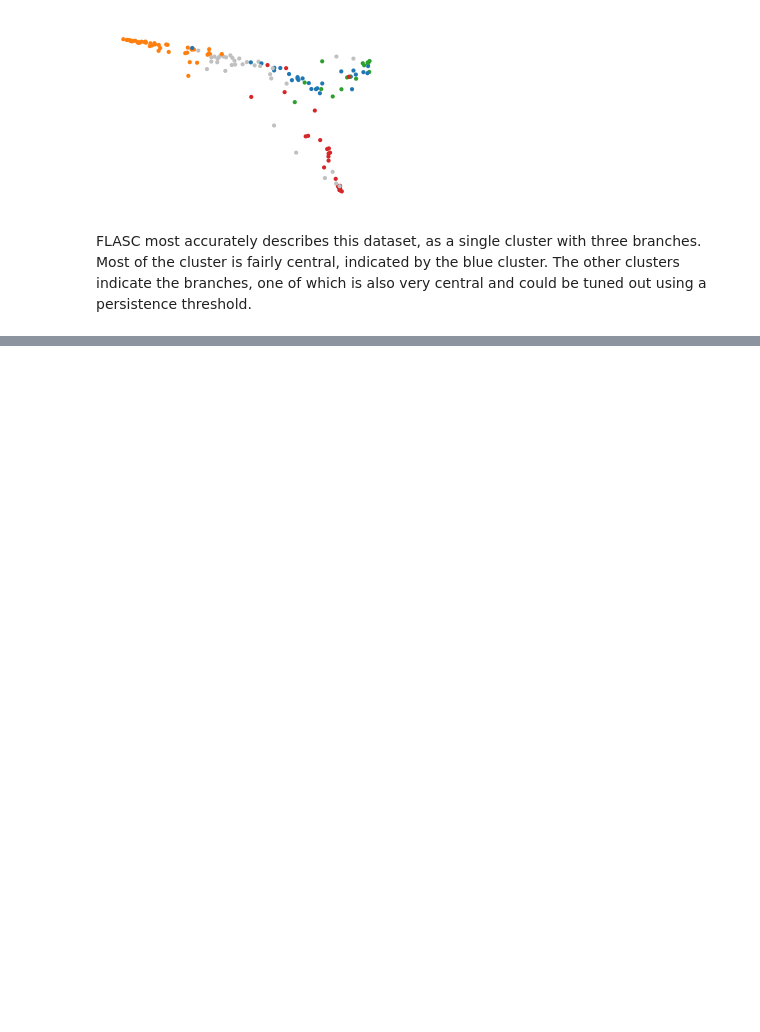
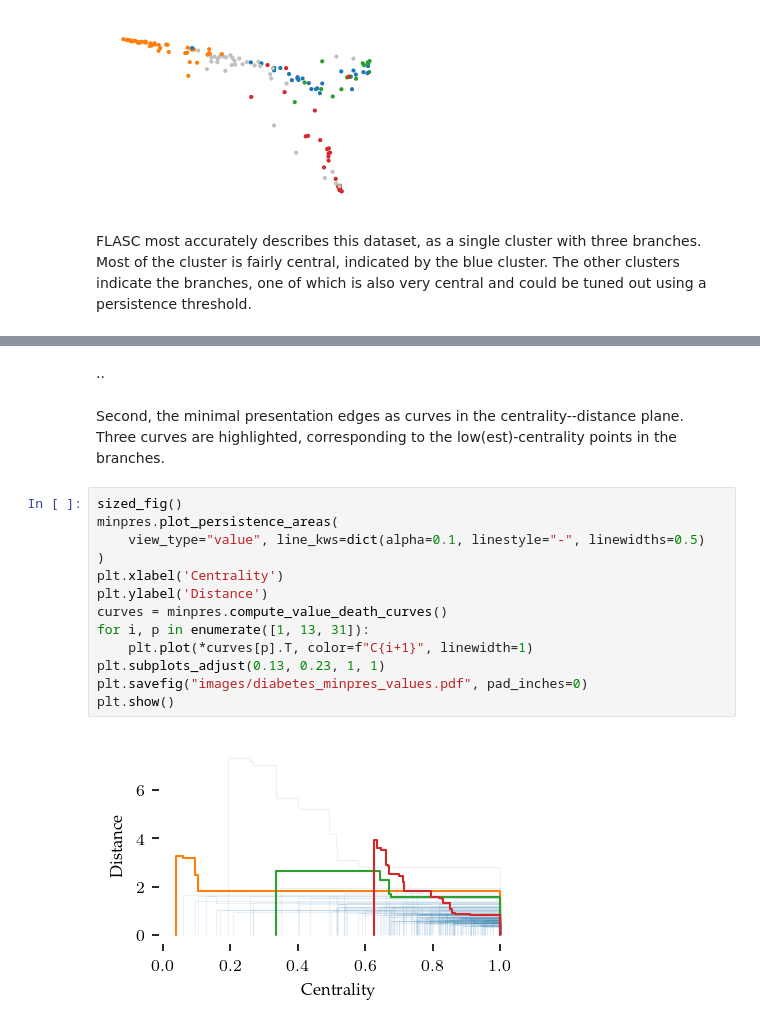
Before and after one commit to vda-lab/biperscan, a Jupyter notebook: notebooks/Diabetes_Bifiltration.ipynb, the cells around one changed output, grey strips where cells are left out. Cells and saved outputs as stored; diff of their text form; blank space fills up the shorter version.

```diff
--- a/notebooks/Diabetes_Bifiltration.ipynb
+++ b/notebooks/Diabetes_Bifiltration.ipynb
@@ -115,0 +259,21 @@ plt.show()
+# %% [markdown]
+..
+# %% [markdown]
+Second, the minimal presentation edges as curves in the centrality--distance
+plane. Three curves are highlighted, corresponding to the low(est)-centrality
+points in the branches.
+# %%
+sized_fig()
+minpres.plot_persistence_areas(
+    view_type="value", line_kws=dict(alpha=0.1, linestyle="-", linewidths=0.5)
+)
+plt.xlabel('Centrality')
+plt.ylabel('Distance')
+curves = minpres.compute_value_death_curves()
+for i, p in enumerate([1, 13, 31]):
+    plt.plot(*curves[p].T, color=f"C{i+1}", linewidth=1)
+plt.subplots_adjust(0.13, 0.23, 1, 1)
+plt.savefig("images/diabetes_minpres_values.pdf", pad_inches=0)
+plt.show()
+# %% [output]
+[figure, added]
```
Also changed, not shown: parts of 22 cells of this notebook, 33 other files.
